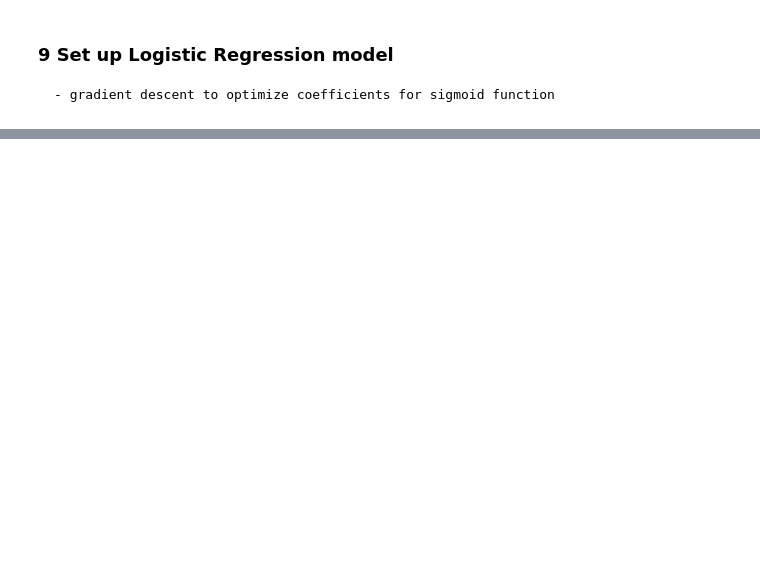
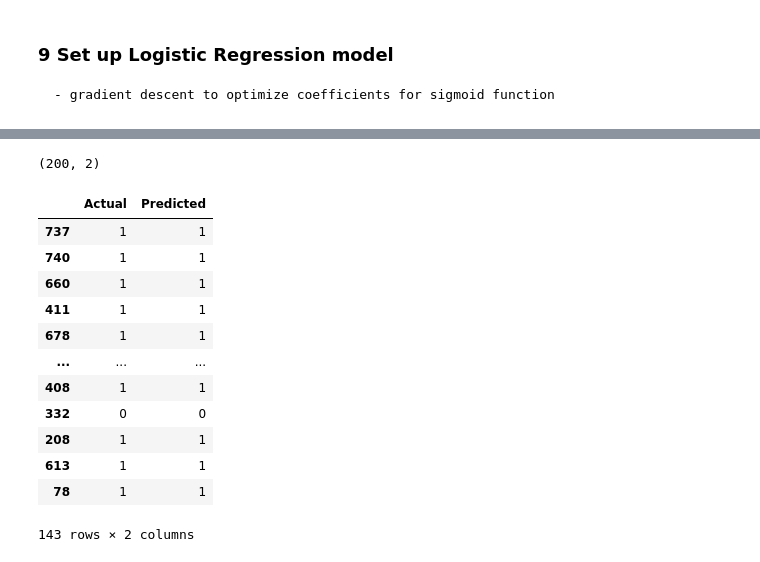
Before and after one commit to AIwithLucas/mastering-logistic-regression, a Jupyter notebook: src/german_credit_risk_custom_model.ipynb, the cells around one changed output, grey strips where cells are left out. Drawn from its saved outputs; the diff is of its cells as text; code cells hidden in the pictures; blank space fills up the shorter version.

```diff
--- a/src/german_credit_risk_custom_model.ipynb
+++ b/src/german_credit_risk_custom_model.ipynb
@@ -378,7 +397,7 @@ Index(['Age', 'Sex', 'Job', 'Housing', 'Saving accounts', 'Checking account',
       dtype='object')
 # %%
 from sklearn.model_selection import train_test_split
-feature_cols = ['Checking account', 'Duration', 'Job', 'Housing', 'Age', 'Saving accounts']
+feature_cols = ['Checking account', 'Duration', 'Job', 'Housing_rent', 'Credit amount', 'Purpose_radio/TV', 'Purpose_car', 'Saving accounts', 'Housing_own', 'Purpose_education', 'Purpose_repairs', 'Purpose_furniture/equipment']
 X = df[feature_cols]  # Features
 y = df[target]  # Target variable
 
@@ -450,3 +453,10 @@ X_train
+# %%
+from sklearn.preprocessing import StandardScaler
+
+# Scale features
+scaler = StandardScaler()
+X_train = scaler.fit_transform(X_train)
+X_test = scaler.transform(X_test)
 # %%
 log_reg = RiskLogisticRegression(learning_rate=0.01, num_iterations=1000)
 log_reg.train(X_train, y_train)
@@ -469,0 +480,23 @@ Test Accuracy: 0.465
+# %%
+compare_df = pd.DataFrame({
+    'Actual': y_test,
+    'Predicted': y_pred_test
+})
+# %%
+print(compare_df.shape)
+compare_df[compare_df['Actual'] == compare_df['Predicted']]
+# %% [output]
+(200, 2)
+|  | Actual | Predicted |
+| 737 | 1 | 1 |
+| 740 | 1 | 1 |
+| 660 | 1 | 1 |
+| 411 | 1 | 1 |
+| 678 | 1 | 1 |
+| ... | ... | ... |
+| 408 | 1 | 1 |
+| 332 | 0 | 0 |
+| 208 | 1 | 1 |
+| 613 | 1 | 1 |
+| 78 | 1 | 1 |
+143 rows × 2 columns
```
Also changed, not shown: parts of 11 cells of this notebook, 2 other files.
